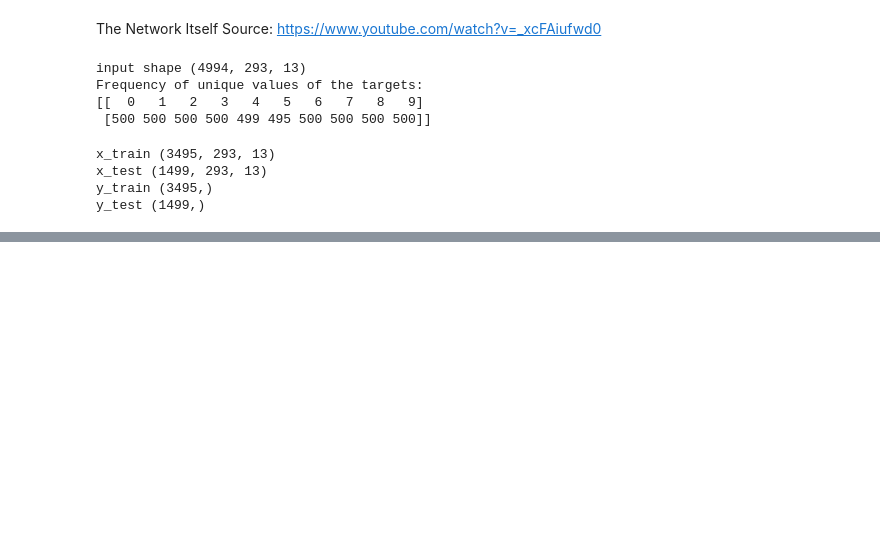
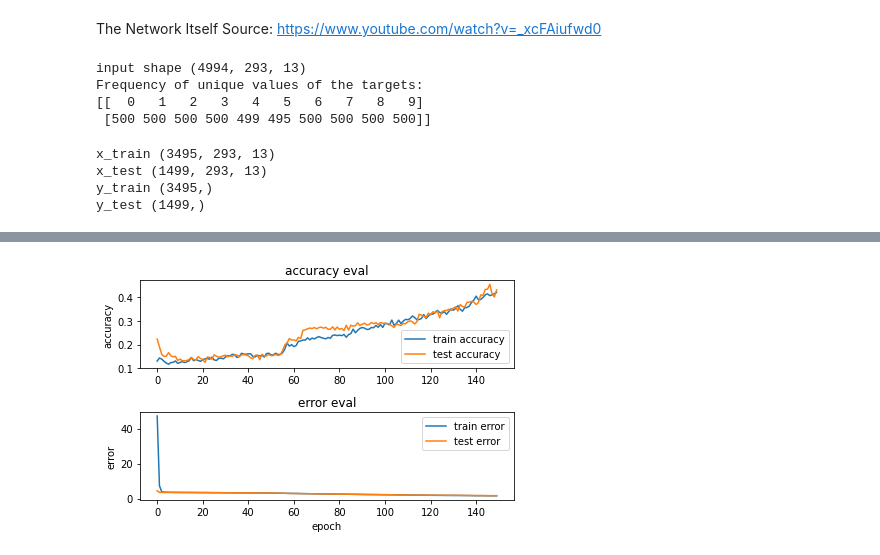
Before and after one commit to AxelInd/Machine-Learning-Testbed, a Jupyter notebook: Machine Learning on Data/Music Genre Classification/GenreClassification.ipynb, the cells around one changed output, grey strips where cells are left out. Saved outputs shown, nothing was run; the diff lists cells and outputs as text; code cells hidden in the pictures; blank space fills up the shorter version.

Commit message:
added underfitting solutions
implemented: dropout, regularization

```diff
--- a/Machine Learning on Data/Music Genre Classification/GenreClassification.ipynb
+++ b/Machine Learning on Data/Music Genre Classification/GenreClassification.ipynb
@@ -211,0 +278,33 @@ Frequency of unique values of the said array:
+# %%
+#we will use only a traditional dense mlp for this first test, but CNNs would be far more accurate
+#takes multidimensional input and treats it as a vector
+#mfcc data is mfcc values taken at itervals. Second dimension is values for that interval.
+flattenLayer = keras.layers.Flatten(input_shape=(inputs.shape[1],inputs.shape[2]))
+#relu: activation function outputs 0 if net input is less than 0. else outputs h.
+#relu is very very effective for training (much faster convergence)
+# reduced probability of vanishing gradient: derivative of sigmoid can't be higher than 0,25 so it shrinks and becomes tiny
+# relu does not have this problem. So relu allows us to have much deeper networks
+#3 hidden layers
+#IMPORTANT:: we are also adding REGULARIZER as well as dropout
+denseLayer1 = keras.layers.Dense(512,activation="relu", kernel_regularizer=keras.regularizers.l2(0.001))
+#param is dropout probability
+dropoutLayer1 = keras.layers.Dropout(0.4)
+denseLayer2 = keras.layers.Dense(256,activation="relu",kernel_regularizer=keras.regularizers.l2(0.001))
+dropoutLayer2 = keras.layers.Dropout(0.4)
+denseLayer3 = keras.layers.Dense(64,activation="relu",kernel_regularizer=keras.regularizers.l2(0.001))
+dropoutLayer3 = keras.layers.Dropout(0.4)
+#we have 10 categories
+#softmax is an activation function that normalised the output (so total is 1)
+outputLayer = keras.layers.Dense(10,activation="softmax")
+model_with_dropout=keras.Sequential([flattenLayer,denseLayer1,dropoutLayer1,denseLayer2,dropoutLayer2,
+                                     denseLayer3,dropoutLayer3,outputLayer])
+
+#Adam is a very very effecting sgd variant for deep learning
+optimizer = keras.optimizers.Adam(learning_rate=0.0001)
+#put all the components together
+model_with_dropout.compile(optimizer=optimizer,
+              loss="sparse_categorical_crossentropy",
+              metrics=["accuracy"]
+              )
+#describe our network
+model_with_dropout.summary()
@@ -211,0 +329,2 @@ Frequency of unique values of the said array:
+# %%
+history_with_dropout = model_with_dropout.fit(x_train, y_train, validation_data=(x_test, y_test),epochs=150, batch_size=32)
@@ -211,0 +349,4 @@ Frequency of unique values of the said array:
+# %%
+plot_history(history_with_dropout)
+# %% [output]
+[figure, added]
```
Also changed, not shown: parts of 15 cells of this notebook.
